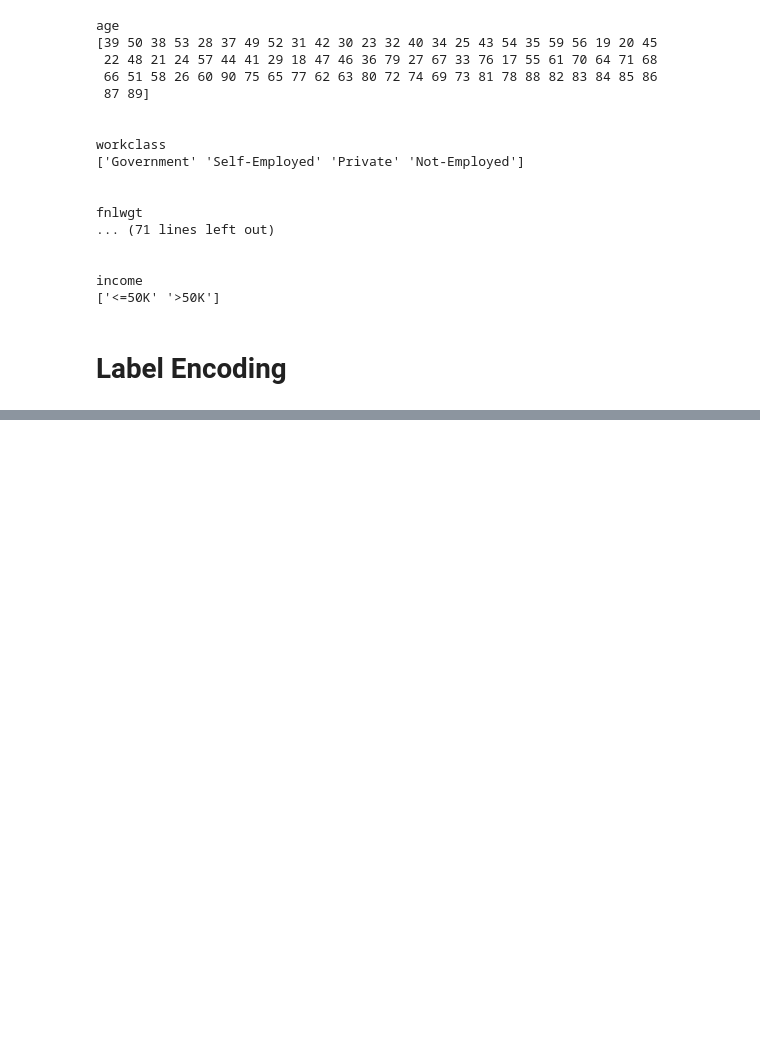
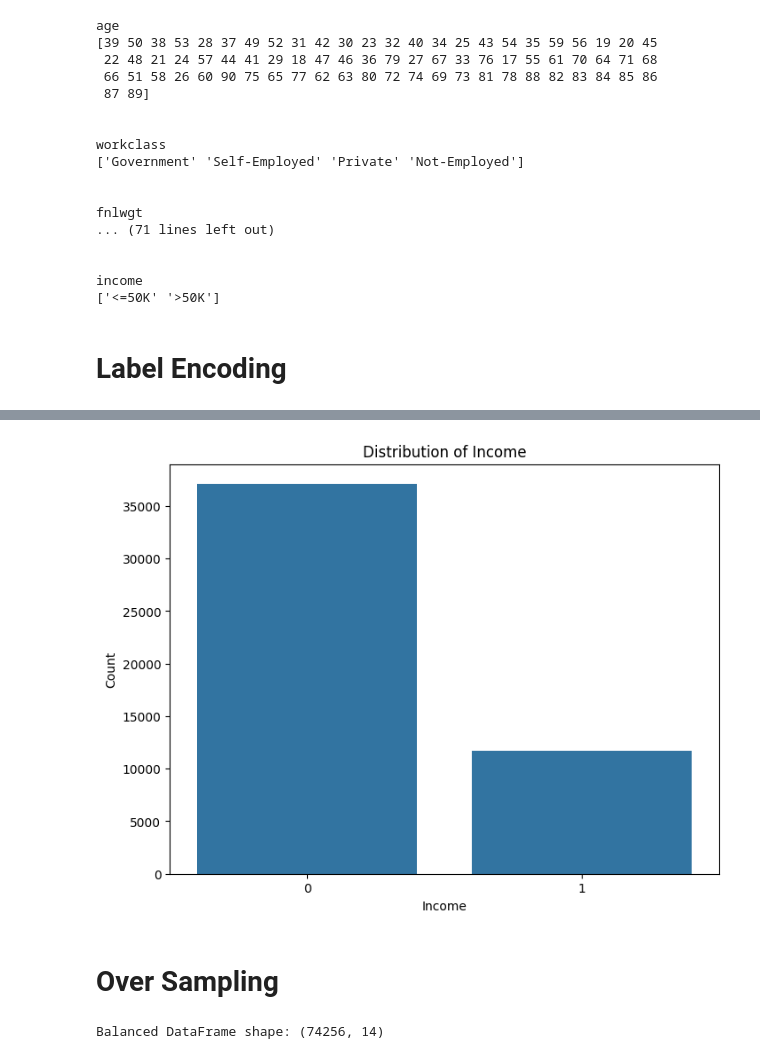
Before and after one commit to thenukii/ML-CW, a Jupyter notebook: Copy_of_DataPreProcessing.ipynb, the cells around one changed output, grey strips where cells are left out. Drawn from its saved outputs; the diff is of its cells as text; code cells hidden in the pictures; blank space fills up the shorter version.

Commit message:
over sampling

```diff
--- a/Copy_of_DataPreProcessing.ipynb
+++ b/Copy_of_DataPreProcessing.ipynb
@@ -512,0 +514,4 @@ plt.show()
+# %%
+# Drop the 'fnlwgt' column from the DataFrame
+X = X.drop(columns=['fnlwgt'], axis = 1)
+X.head()
@@ -512,0 +525,34 @@ plt.show()
+# %%
+# Plot the distribution of 'income'
+plt.figure(figsize=(8, 6))
+sns.countplot(data=X, x='income')
+plt.title("Distribution of Income")
+plt.xlabel("Income")
+plt.ylabel("Count")
+plt.show()
+# %% [output]
+[figure, added]
+# %% [markdown]
+# Over Sampling
+# %%
+from imblearn.over_sampling import SMOTE
+
+# Instantiate SMOTE
+smote = SMOTE(random_state=42)
+
+# Separate features and target variable
+Y = X['income']
+X = X.drop(columns=['income'])
+
+
+# Apply SMOTE to balance the DataFrame
+X_resampled, y_resampled = smote.fit_resample(X, Y)
+
+# Create a new balanced DataFrame
+X = pd.concat([pd.DataFrame(X_resampled, columns=X.columns),
+                         pd.DataFrame(y_resampled, columns=['income'])], axis=1)
+
+# Display the shape of the balanced DataFrame
+print("Balanced DataFrame shape:", X.shape)
+# %% [output]
+Balanced DataFrame shape: (74256, 14)
```
Also changed, not shown: parts of 6 cells of this notebook.
